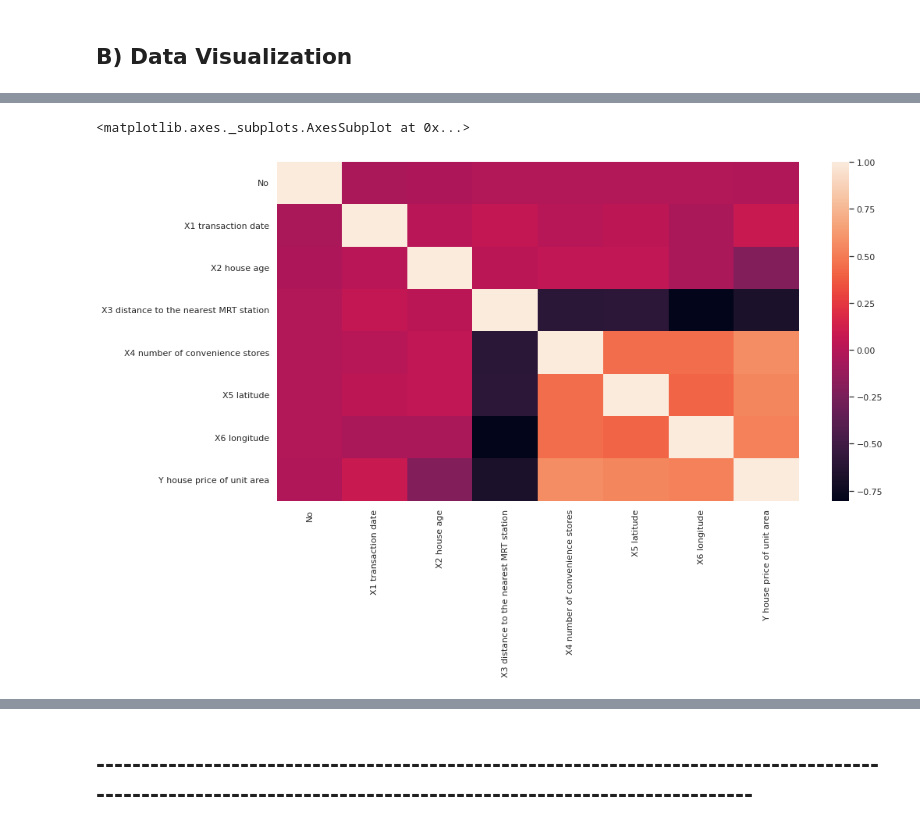
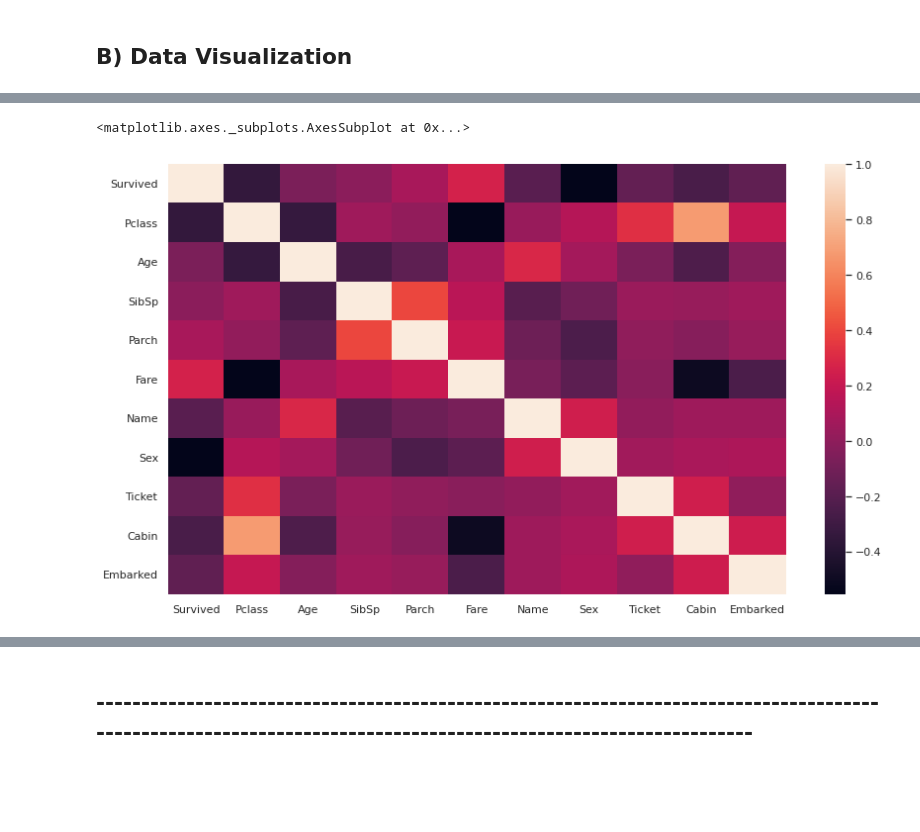
Before and after one commit to YehiaEhab16/AMIT_Projects_Machine_Learning, a Jupyter notebook: Machine Learning/Assignment 8/Titanic_Classification.ipynb, the cells around one changed output, grey strips where cells are left out. Saved outputs shown, nothing was run; the diff lists cells and outputs as text; code cells hidden in the pictures; blank space fills up the shorter version.

```diff
--- a/Machine Learning/Assignment 8/Titanic_Classification.ipynb
+++ b/Machine Learning/Assignment 8/Titanic_Classification.ipynb
@@ -150,0 +211,4 @@ df[df['X6 longitude']<121.48]
+# %%
+# Paid fare relation with age and gender
+sns.set(rc={'figure.figsize':(12,6)})
+sns.scatterplot(x='Age',y='Embarked',data=df)
@@ -151,8 +254,6 @@ df[df['X6 longitude']<121.48]
 # %%
-#Differentiating between transaction dates
-sns.set(rc={'figure.figsize':(15,8)})
-sns.countplot(x='X1 transaction date',data=df)
-
-#Increase of transactions at the middle of 2013
+# Differntiating between passengers according to surname
+sns.set(rc={'figure.figsize':(18,6)})
+sns.countplot(x='Name',data=df)
 # %% [output]
 <matplotlib.axes._subplots.AxesSubplot at 0x...>
@@ -160,6 +260,0 @@ sns.countplot(x='X1 transaction date',data=df)
-# %%
-# Differentiating between number of convenience stores
-sns.set(rc={'figure.figsize':(15,8)})
-sns.countplot(data=df,x='X4 number of convenience stores')
-
-#We can monitor change of transactions according to number of convenience stores
@@ -169,3 +261,11 @@ sns.countplot(data=df,x='X4 number of convenience stores')
+# %%
+# Label Encoding
+le = LabelEncoder()
+features = ['Name', 'Sex', 'Ticket', 'Cabin', 'Embarked']
+for feature in features:
+  label = le.fit_transform(df[feature])
+  df.drop(feature, axis=1, inplace=True)
+  df[feature] = label
 # %%
 # Correlation between dataset columns
 df.corr()
@@ -182,8 +285,7 @@ df.corr()
 # %%
 #Visualizing the correlation between the features:
+sns.set(rc={'figure.figsize':(14,8)})
 sns.heatmap(df.corr())
-
-#We can drop first column "No" as it resembles index
 # %% [output]
 <matplotlib.axes._subplots.AxesSubplot at 0x...>
-[figure, old version]
+[figure, new version]
```
Also changed, not shown: parts of 76 cells of this notebook.
